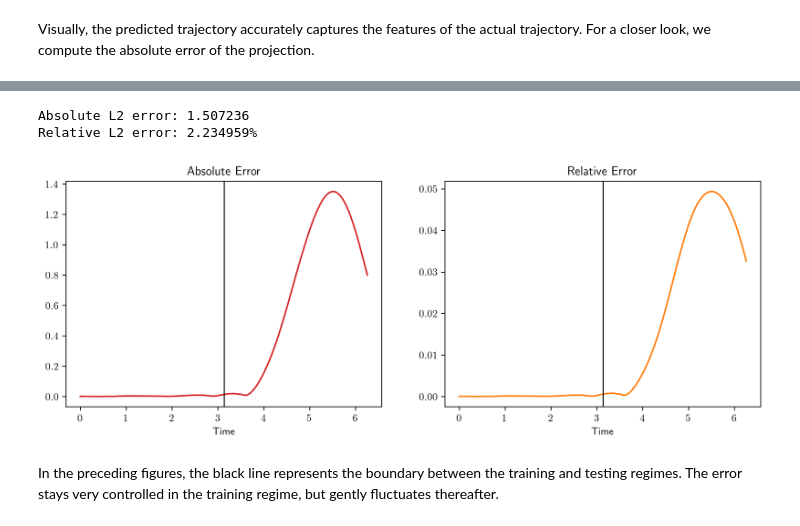
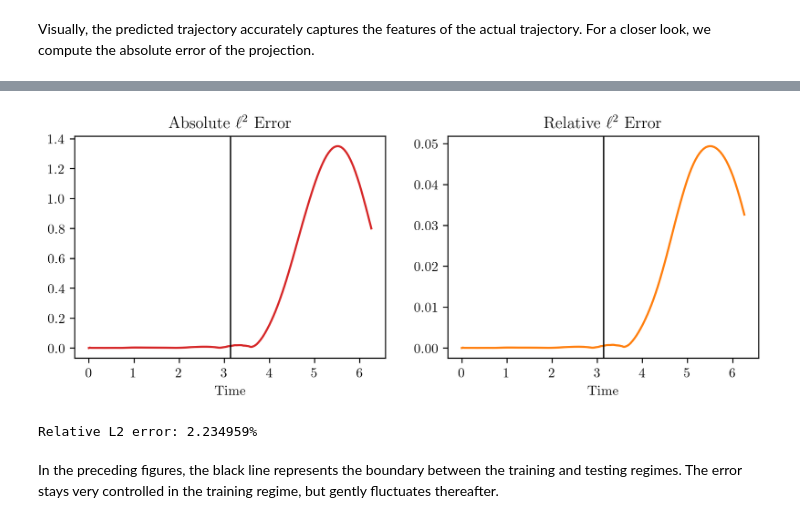
Before and after one commit to Willcox-Research-Group/rom-operator-inference-Python3, a Jupyter notebook: examples/data_driven_heat.ipynb, the cells around one changed output, grey strips where cells are left out. Drawn from its saved outputs; the diff is of its cells as text; code cells hidden in the pictures.

```diff
--- a/examples/data_driven_heat.ipynb
+++ b/examples/data_driven_heat.ipynb
@@ -166,27 +167,24 @@ Maximum Absolute Error: 0.13840711772916658
 # %%
 l2_abserr, l2_relerr = roi.post.lp_error(original_data, x_ROM)
 L2_abserr, L2_relerr = roi.post.Lp_error(original_data, x_ROM, time)
 
-print(f"Absolute L2 error: {round(L2_abserr,6)}")
-print(f"Relative L2 error: {round(L2_relerr*100,6)}%")
-
-fig, [ax1, ax2] = plt.subplots(1, 2, figsize=(12,4), sharex=True)
+fig, [ax1, ax2] = plt.subplots(1, 2, figsize=(9,3), sharex=True)
 
 ax1.plot(time, l2_abserr, 'C3-')
 ax1.axvline(np.pi, color="black", linewidth=1)
 ax1.set_xlabel(r"Time")
-ax1.set_title("Absolute Error")
+ax1.set_title(r"Absolute $\ell^2$ Error")
 
 ax2.plot(time, l2_relerr, 'C1-')
 ax2.axvline(np.pi, color="black", linewidth=1)
 ax2.set_xlabel(r"Time")
-ax2.set_title("Relative Error")
+ax2.set_title(r"Relative $\ell^2$ Error")
 
 plt.show()
+print(f"Relative L2 error: {L2_relerr:%}")
 # %% [output]
+[figure, new version]
-Absolute L2 error: 1.507236
 Relative L2 error: 2.234959%
-[figure, old version]
 # %% [markdown]
 In the preceding figures, the black line represents the boundary between the training and testing regimes.
 The error stays very controlled in the training regime, but gently fluctuates thereafter.
```
Also changed, not shown: parts of 6 cells of this notebook, 15 other files.
